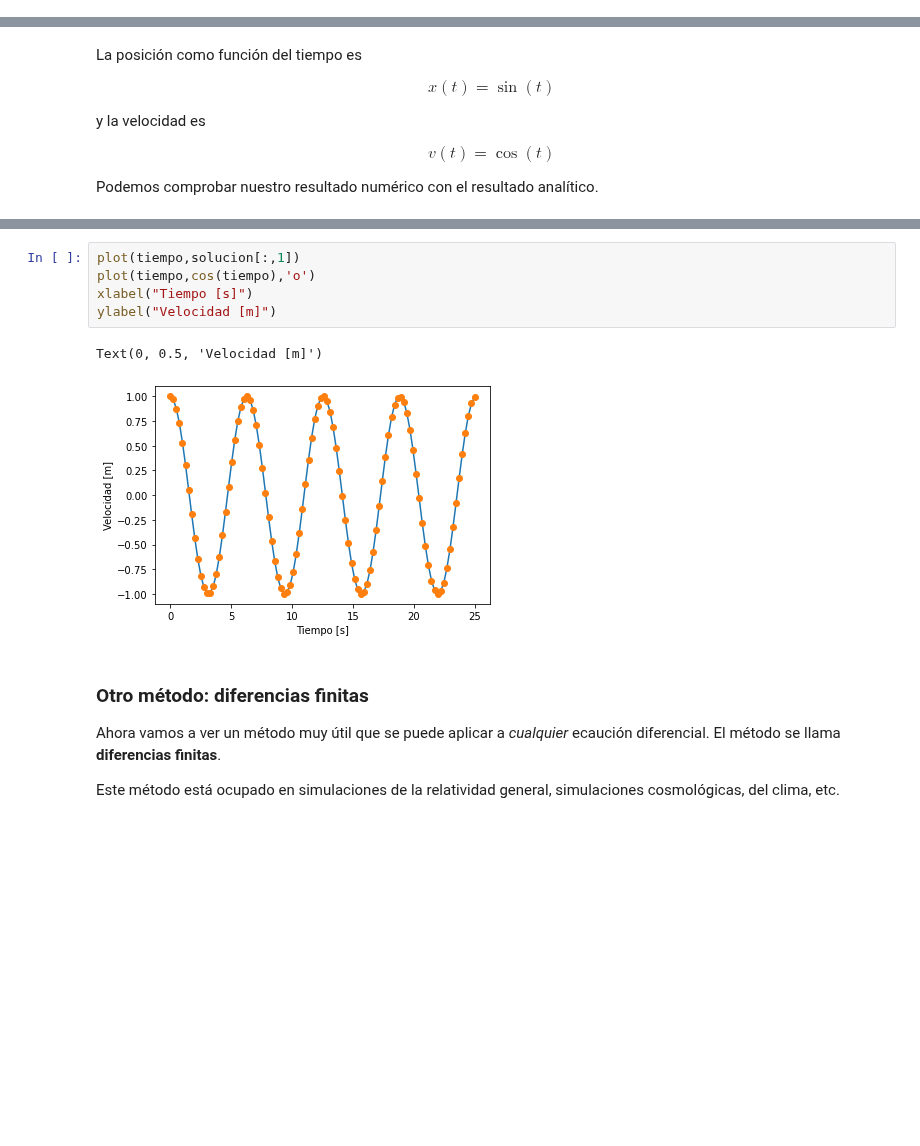
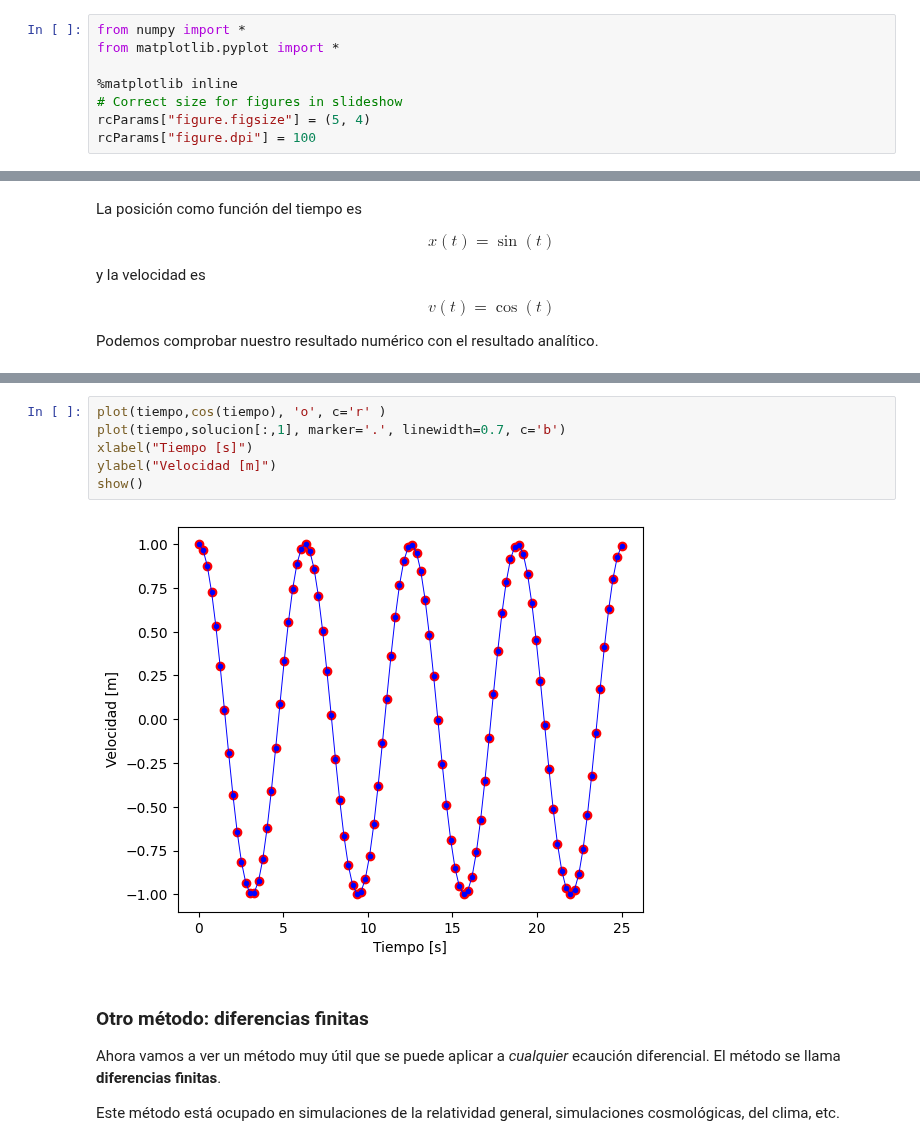
Before and after one commit to crisbh/intro_menciones_II, a Jupyter notebook: clase1/clase1.ipynb, the cells around one changed output, grey strips where cells are left out. Cells and saved outputs as stored; diff of their text form; blank space fills up the shorter version.

```diff
--- a/clase1/clase1.ipynb
+++ b/clase1/clase1.ipynb
@@ -93,4 +116,12 @@ $$\frac{dx}{dt} = v$$
 $$\frac{dv}{dt} = -\frac{k}{m}x$$
 
 Estas son las ecuaciones que vamos a resolver con Python.
+# %%
+from numpy import *
+from matplotlib.pyplot import *
+
+%matplotlib inline
+# Correct size for figures in slideshow
+rcParams["figure.figsize"] = (5, 4)
+rcParams["figure.dpi"] = 100
 # %%
@@ -213,11 +241,11 @@ Text(0, 0.5, 'Posición [m]')
 # %%
-plot(tiempo,solucion[:,1])
-plot(tiempo,cos(tiempo),'o')
+plot(tiempo,cos(tiempo), 'o', c='r' )
+plot(tiempo,solucion[:,1], marker='.', linewidth=0.7, c='b')
 xlabel("Tiempo [s]")
 ylabel("Velocidad [m]")
+show()
 # %% [output]
-Text(0, 0.5, 'Velocidad [m]')
-[figure, old version]
+[figure, new version]
 # %% [markdown]
 ### Otro método: diferencias finitas
 
```
Also changed, not shown: parts of 21 cells of this notebook, 1 other file.
